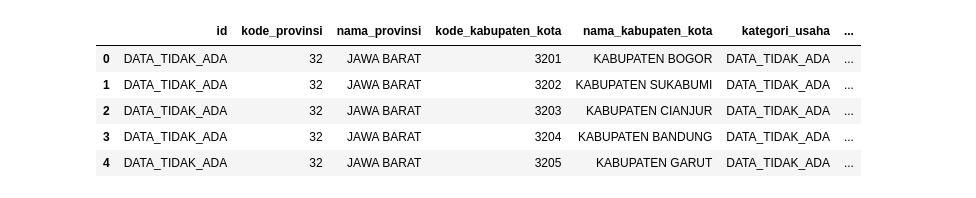
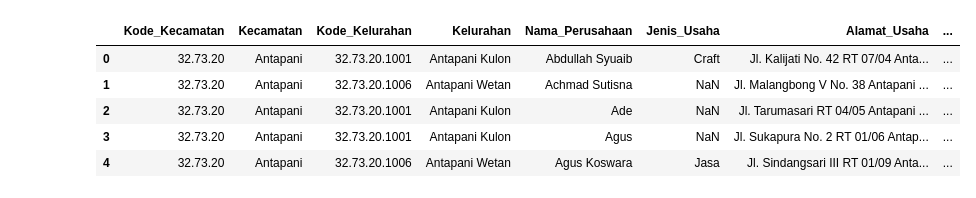
Before and after one commit to AlfiFaiz/data_mining, a Jupyter notebook: kelompok 4.ipynb, the cells around one changed output. Cells and saved outputs as stored; diff of their text form; code cells hidden in the pictures.

Commit message:
data_baru_Antapani

```diff
--- a/kelompok 4.ipynb
+++ b/kelompok 4.ipynb
@@ -70,0 +117,2 @@ df3["jumlah_umkm_per_kategori"].fillna("DATA_TIDAK_ADA", inplace = True)
+# %%
+df1.columns = df1.columns.str.replace(' ','_', regex=True)
@@ -70,0 +131,4 @@ df3["jumlah_umkm_per_kategori"].fillna("DATA_TIDAK_ADA", inplace = True)
+# %%
+df1["Jumlah_Pekerja"].fillna("0", inplace = True)
+# %%
+df1["Jumlah_Pekerja"] = df1["Jumlah_Pekerja"].astype("int64")
@@ -71,9 +147,11 @@ df3["jumlah_umkm_per_kategori"].fillna("DATA_TIDAK_ADA", inplace = True)
+# %%
+df1.Jenis_Usaha = pd.Categorical(df1.Jenis_Usaha,ordered=True,categories=['Fashion','Craft','Jasa','lainnya'])
 # %%
-df3.head()
+df1.head()
 # %% [output]
-|  | id | kode_provinsi | nama_provinsi | kode_kabupaten_kota | nama_kabupaten_kota | kategori_usaha | ... |
-| 0 | DATA_TIDAK_ADA | 32 | JAWA BARAT | 3201 | KABUPATEN BOGOR | DATA_TIDAK_ADA | ... |
-| 1 | DATA_TIDAK_ADA | 32 | JAWA BARAT | 3202 | KABUPATEN SUKABUMI | DATA_TIDAK_ADA | ... |
-| 2 | DATA_TIDAK_ADA | 32 | JAWA BARAT | 3203 | KABUPATEN CIANJUR | DATA_TIDAK_ADA | ... |
-| 3 | DATA_TIDAK_ADA | 32 | JAWA BARAT | 3204 | KABUPATEN BANDUNG | DATA_TIDAK_ADA | ... |
-| 4 | DATA_TIDAK_ADA | 32 | JAWA BARAT | 3205 | KABUPATEN GARUT | DATA_TIDAK_ADA | ... |
+|  | Kode_Kecamatan | Kecamatan | Kode_Kelurahan | Kelurahan | Nama_Perusahaan | Jenis_Usaha | Alamat_Usaha | ... |
+| 0 | 32.73.20 | Antapani | 32.73.20.1001 | Antapani Kulon | Abdullah Syuaib | Craft | Jl. Kalijati No. 42 RT 07/04 Anta... | ... |
+| 1 | 32.73.20 | Antapani | 32.73.20.1006 | Antapani Wetan | Achmad Sutisna | NaN | Jl. Malangbong V No. 38 Antapani ... | ... |
+| 2 | 32.73.20 | Antapani | 32.73.20.1001 | Antapani Kulon | Ade | NaN | Jl. Tarumasari RT 04/05 Antapani ... | ... |
+| 3 | 32.73.20 | Antapani | 32.73.20.1001 | Antapani Kulon | Agus | NaN | Jl. Sukapura No. 2 RT 01/06 Antap... | ... |
+| 4 | 32.73.20 | Antapani | 32.73.20.1006 | Antapani Wetan | Agus Koswara | Jasa | Jl. Sindangsari III RT 01/09 Anta... | ... |
```
Also changed, not shown: parts of 23 cells of this notebook, 8 other files.
